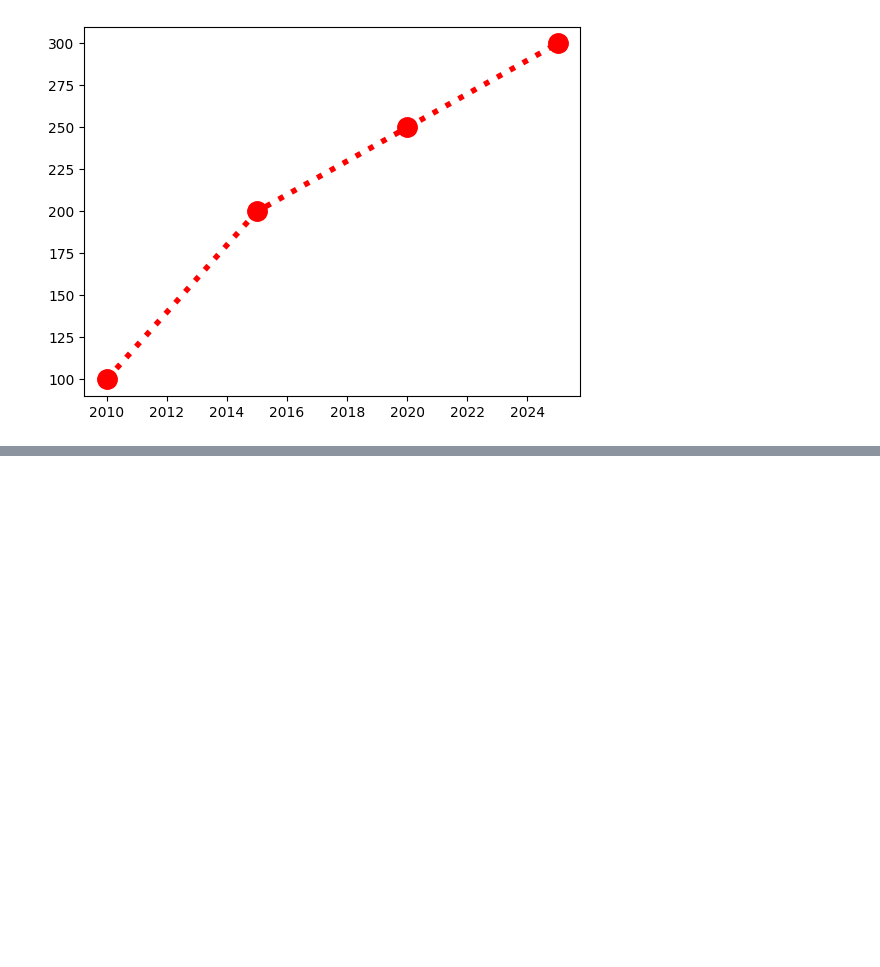
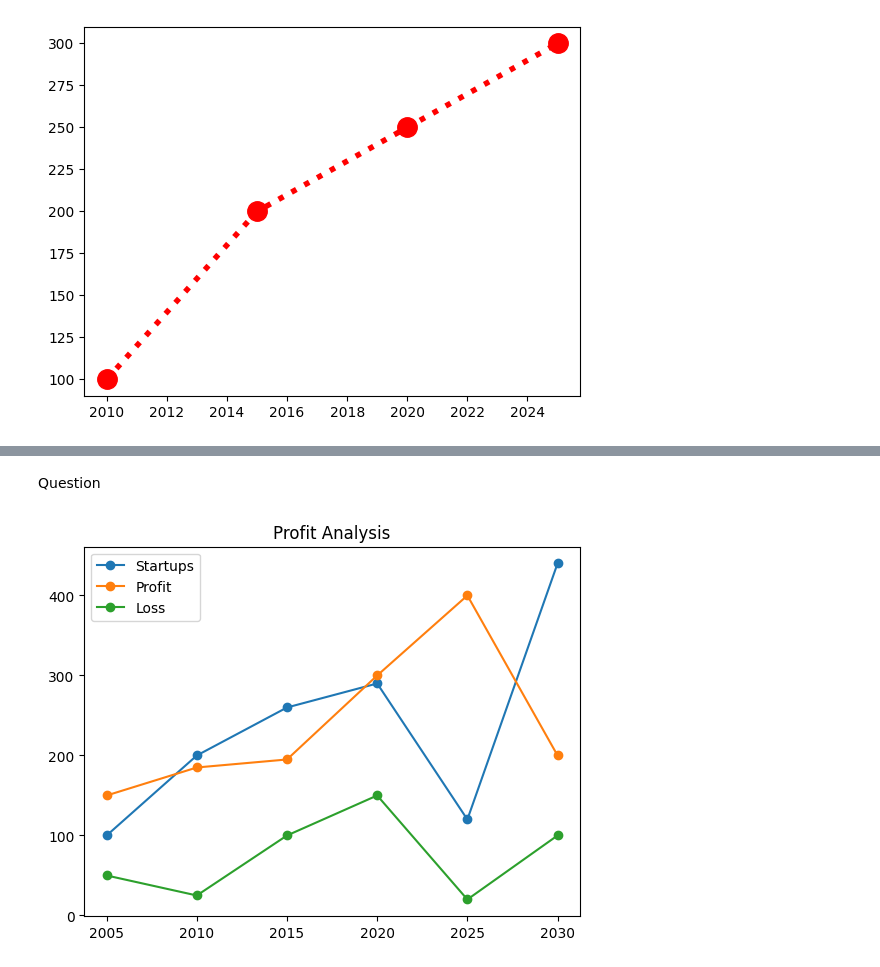
Before and after one commit to kunaldhabhai25-ctrl/Data-Science__45-Days, a Jupyter notebook: python(D-16).ipynb, the cells around one changed output, grey strips where cells are left out. Cells and saved outputs as stored; diff of their text form; code cells hidden in the pictures; blank space fills up the shorter version.

```diff
--- a/python(D-16).ipynb
+++ b/python(D-16).ipynb
@@ -48,0 +63,16 @@ plt.show()
+# %% [markdown]
+Question
+# %%
+import matplotlib.pyplot as plt
+x1=[2005,2010,2015,2020,2025,2030]
+y1=[100,200,260,290,120,440]
+y2=[150,185,195,300,400,200]
+y3=[50,25,100,150,20,100]
+plt.title("Profit Analysis")
+plt.plot(x1,y1,label = "Startups",marker = "o" )
+plt.plot(x1,y2,label = "Profit", marker = "o")
+plt.plot(x1,y3,label = "Loss" , marker = "o")
+plt.legend() #shows the info about the line in graph
+plt.show()
+# %% [output]
+[figure, added]
```
Also changed, not shown: parts of 4 cells of this notebook.
